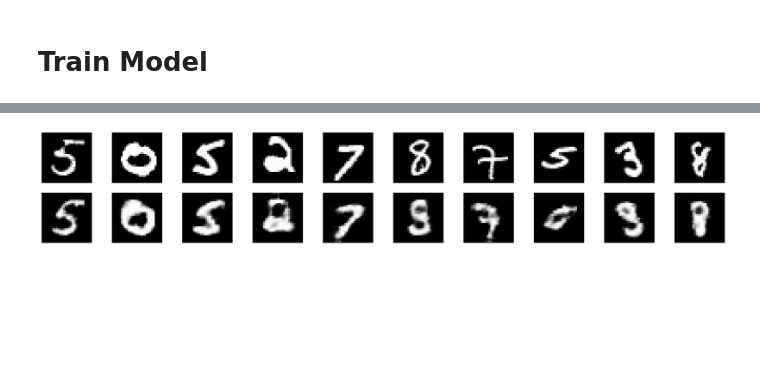
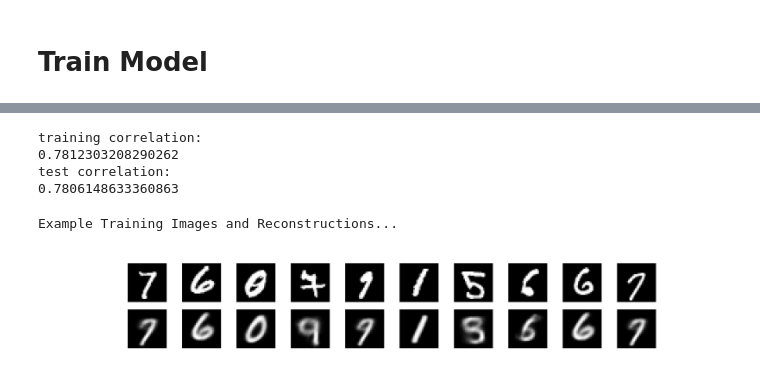
Before and after one commit to viraj-sampat/vwm_research, a Jupyter notebook: digit_autoencoder.ipynb, the cells around one changed output, grey strips where cells are left out. Saved outputs shown, nothing was run; the diff lists cells and outputs as text; code cells hidden in the pictures; blank space fills up the shorter version.

```diff
--- a/digit_autoencoder.ipynb
+++ b/digit_autoencoder.ipynb
@@ -29,7 +77,7 @@ test_loader = torch.utils.data.DataLoader(test_data, batch_size=batch_size, shuf
 # obtain one batch of training images
 dataiter = iter(train_loader)
 images, labels = next(dataiter)
-images = images.numpy()
+#images = images.numpy()
 
 # get one image from the batch
 img = np.squeeze(images[0])
@@ -109,25 +225,61 @@ Epoch 10/10, Loss: 0.0221
+# %%
+# train_dataiter = iter(train_loader)
+# train_images, train_labels = next(train_dataiter)
+
+# test_dataiter = iter(test_loader)
+# test_images, test_labels = next(test_dataiter)
+
+train_correlation = []
+test_correlation = []
+pearson = PearsonCorrCoef()
+
+print('training correlation:')
+for train_images,train_labels in train_loader:
+  train_output = model(train_images)
+  corr = pearson(train_output.flatten(), train_images.flatten()).item()
+  train_correlation.append(corr)
+
+train_correlation = np.mean(train_correlation)
+print(train_correlation)
+
+print('test correlation:')
+for test_images,test_labels in test_loader:
+  test_output = model(test_images)
+  corr = pearson(test_output.flatten(), test_images.flatten()).item()
+  test_correlation.append(corr)
+
+test_correlation = np.mean(test_correlation)
+print(test_correlation)
+# %% [output]
+training correlation:
+0.7812303208290262
+test correlation:
+0.7806148633360863
+# %%
+train_dataiter = iter(train_loader)
+train_images, train_labels = next(train_dataiter)
+
+test_dataiter = iter(test_loader)
+test_images, test_labels = next(test_dataiter)
+
+train_output = model(train_images)
+
+train_output = train_output.detach().numpy()
 # %%
-dataiter = iter(test_loader)
-images, labels = next(dataiter)
-
-# get sample outputs
-output = model(images)
-# prep images for display
-images = images.numpy()
-
+print('Example Training Images and Reconstructions...')
 # output is resized into a batch of images
-output = output.view(batch_size, 1, 28, 28)
-
-output = output.detach().numpy()
+#train_outputs = train_output.view(batch_size, 1, 28, 28)
 
 # plot the first ten input images and then reconstructed images
 fig, axes = plt.subplots(nrows=2, ncols=10, sharex=True, sharey=True, figsize=(25,4))
 
 # input images on top row, reconstructions on bottom
-for images, row in zip([images, output], axes):
+for images, row in zip([train_images, train_output], axes):
     for img, ax in zip(images, row):
         ax.imshow(np.squeeze(img), cmap='gray')
         ax.get_xaxis().set_visible(False)
         ax.get_yaxis().set_visible(False)
+plt.show()
 # %% [output]
+Example Training Images and Reconstructions...
-[figure, old version]
+[figure, new version]
```
Also changed, not shown: parts of 9 cells of this notebook.
